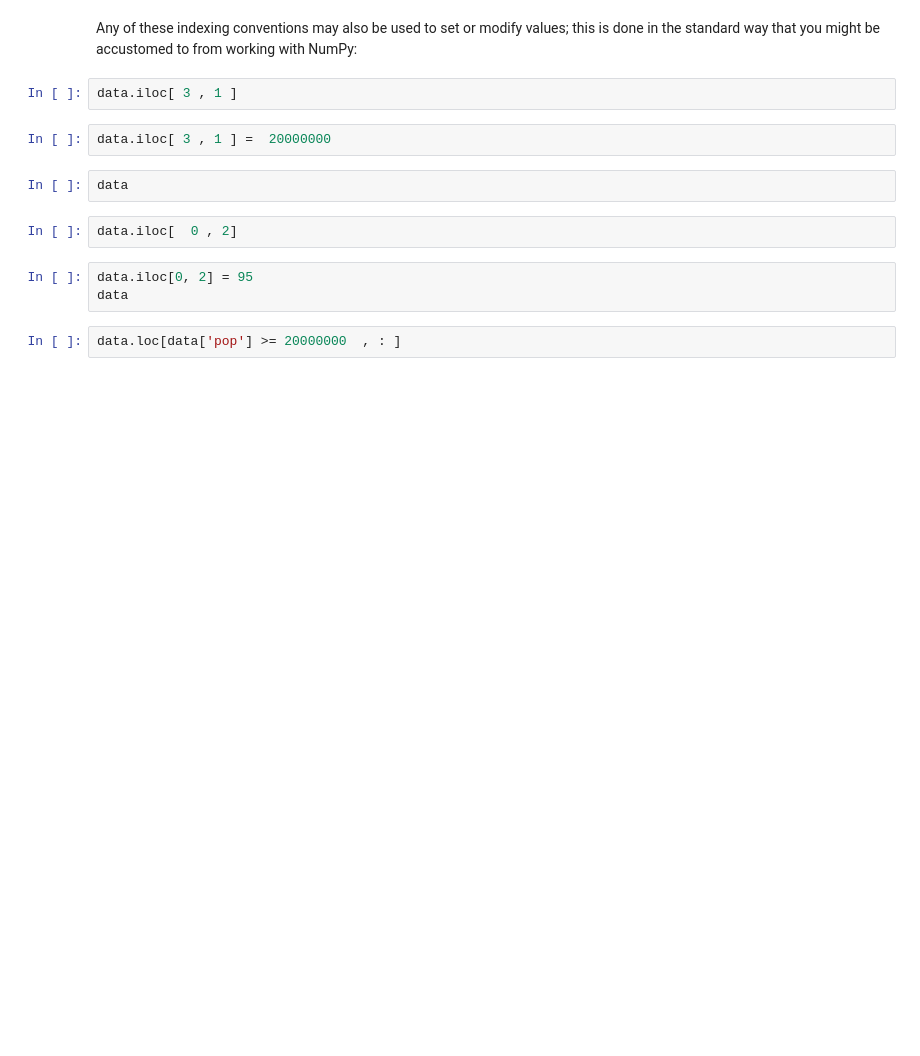
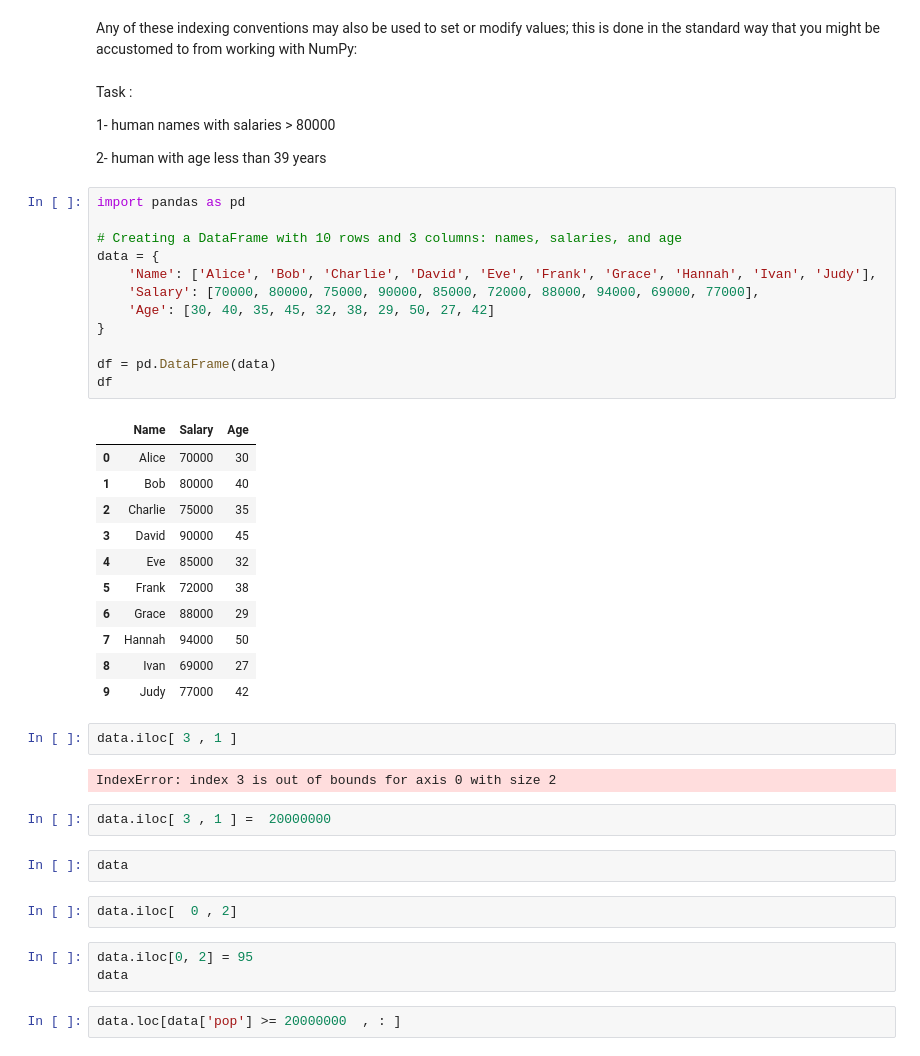
Before and after one commit to Mahmoud-Khorshed-DS-AI/Ai-Group-107, a Jupyter notebook: Session 8/Pandas_Session_8.ipynb, the cells around one changed output. Saved outputs shown, nothing was run; the diff lists cells and outputs as text; blank space fills up the shorter version.

```diff
--- a/Session 8/Pandas_Session_8.ipynb
+++ b/Session 8/Pandas_Session_8.ipynb
@@ -251,7 +363,39 @@ data
 # %% [markdown]
 Any of these indexing conventions may also be used to set or modify values; this is done in the standard way that you might be accustomed to from working with NumPy:
+# %% [markdown]
+Task :
+
+1- human names with salaries > 80000
+
+2- human with age less than 39 years
+# %%
+import pandas as pd
+
+# Creating a DataFrame with 10 rows and 3 columns: names, salaries, and age
+data = {
+    'Name': ['Alice', 'Bob', 'Charlie', 'David', 'Eve', 'Frank', 'Grace', 'Hannah', 'Ivan', 'Judy'],
+    'Salary': [70000, 80000, 75000, 90000, 85000, 72000, 88000, 94000, 69000, 77000],
+    'Age': [30, 40, 35, 45, 32, 38, 29, 50, 27, 42]
+}
+
+df = pd.DataFrame(data)
+df
+# %% [output]
+|  | Name | Salary | Age |
+| 0 | Alice | 70000 | 30 |
+| 1 | Bob | 80000 | 40 |
+| 2 | Charlie | 75000 | 35 |
+| 3 | David | 90000 | 45 |
+| 4 | Eve | 85000 | 32 |
+| 5 | Frank | 72000 | 38 |
+| 6 | Grace | 88000 | 29 |
+| 7 | Hannah | 94000 | 50 |
+| 8 | Ivan | 69000 | 27 |
+| 9 | Judy | 77000 | 42 |
 # %%
 data.iloc[ 3 , 1 ]
+# %% [output]
+IndexError: index 3 is out of bounds for axis 0 with size 2
 # %%
 data.iloc[ 3 , 1 ] =  20000000
 # %%
```
Also changed, not shown: parts of 73 cells of this notebook, 2 other files.
